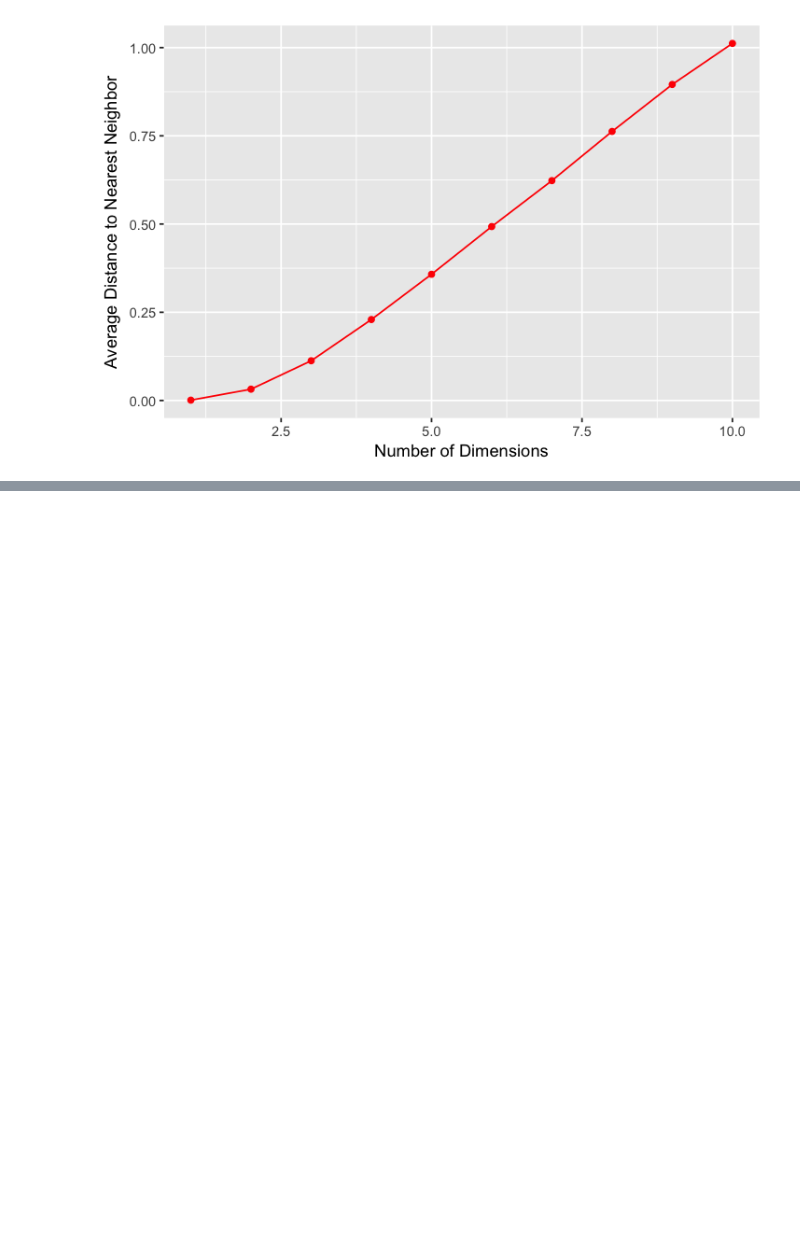
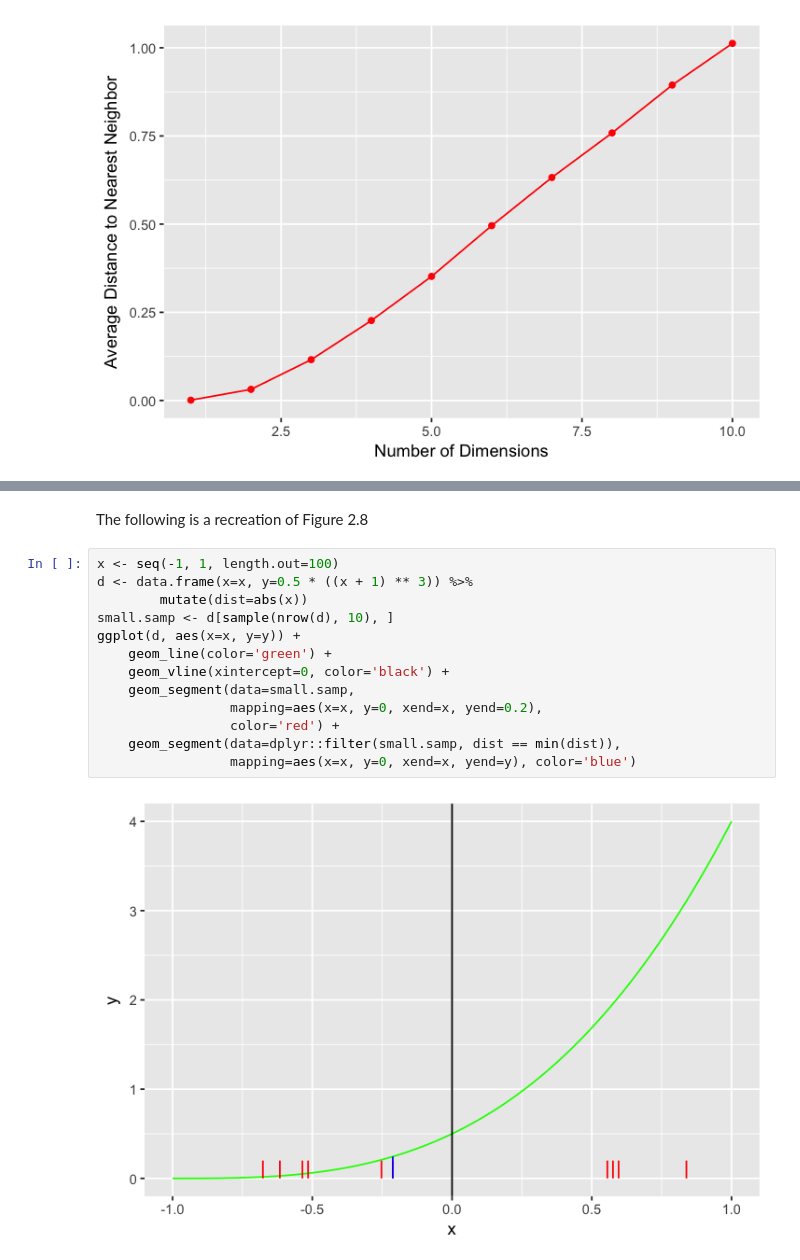
Before and after one commit to mcraig2/book-learnings, a Jupyter notebook: ESL/ch2/figures_reproduced.ipynb, the cells around one changed output, grey strips where cells are left out. Drawn from its saved outputs; the diff is of its cells as text; blank space fills up the shorter version.

```diff
--- a/ESL/ch2/figures_reproduced.ipynb
+++ b/ESL/ch2/figures_reproduced.ipynb
@@ -203,0 +203,17 @@ ggplot(df3, aes(x=p)) +
+# %% [markdown]
+The following is a recreation of Figure 2.8
+# %%
+x <- seq(-1, 1, length.out=100)
+d <- data.frame(x=x, y=0.5 * ((x + 1) ** 3)) %>%
+        mutate(dist=abs(x))
+small.samp <- d[sample(nrow(d), 10), ]
+ggplot(d, aes(x=x, y=y)) +
+    geom_line(color='green') +
+    geom_vline(xintercept=0, color='black') +
+    geom_segment(data=small.samp,
+                 mapping=aes(x=x, y=0, xend=x, yend=0.2),
+                 color='red') +
+    geom_segment(data=dplyr::filter(small.samp, dist == min(dist)),
+                 mapping=aes(x=x, y=0, xend=x, yend=y), color='blue')
+# %% [output]
+[figure, added]
```
Also changed, not shown: parts of 5 cells of this notebook.
